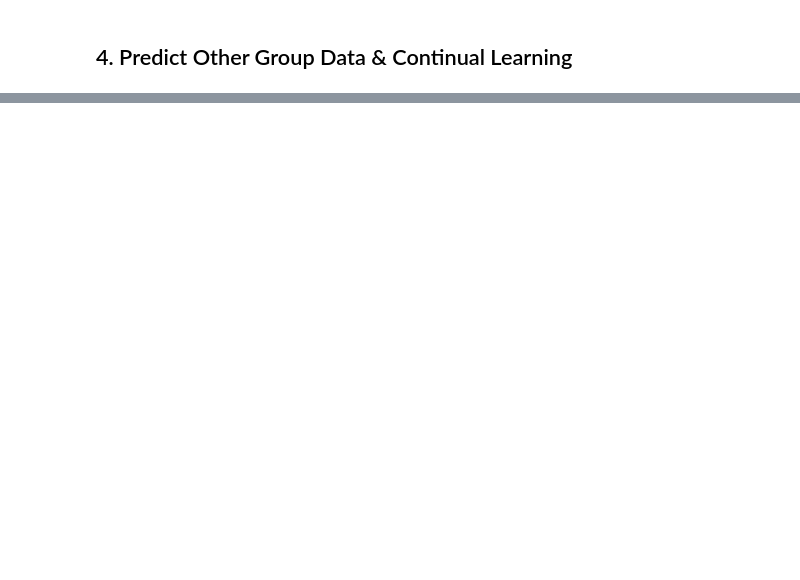
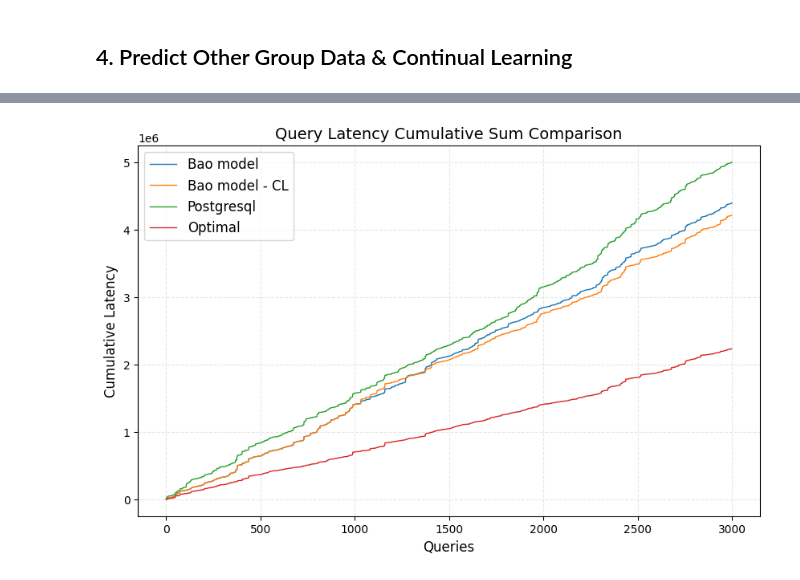
Before and after one commit to hujing2407/AdaLQO, a Jupyter notebook: AdaLQO.ipynb, the cells around one changed output, grey strips where cells are left out. Saved outputs shown, nothing was run; the diff lists cells and outputs as text; code cells hidden in the pictures; blank space fills up the shorter version.

Commit message:
Sep05,2026 CL results - 1

```diff
--- a/AdaLQO.ipynb
+++ b/AdaLQO.ipynb
@@ -252,0 +264,52 @@ Top-1 Accuracy ← 辅助结果
+# %%
+import matplotlib.pyplot as plt
+import numpy as np
+import json
+
+ori_df = pd.read_csv("results/CL_res/ori_res.csv")
+cl_df = pd.read_csv("results/CL_res/cl_res.csv")
+
+# 1. 安全解析函数：如果元素是字符串就转成字典，如果已经是字典就直接用
+def get_val(item, key):
+    if isinstance(item, str):
+        try:
+            item = json.loads(item.replace("'", '"')) # 兼容单引号的 JSON 字符串
+        except Exception:
+            return 0
+    return item.get(key, 0) if isinstance(item, dict) else 0
+
+# 2. 提取数据（限制前 200 个，并安全获取延迟值）
+ori_latencies     = ori_df["bao_latency"].iloc[:3000].fillna(0)
+cl_latencies      = cl_df["bao_latency"].iloc[:3000].fillna(0)
+default_latencies = cl_df["default_latency"].iloc[:3000].fillna(0)
+optimal_latencies = cl_df["optimal_latency"].iloc[:3000].fillna(0)
+# ori_latencies     = [get_val(item, "bao_latency") for item in ori_res_list_1[:3000]]
+# cl_latencies     = [get_val(item, "bao_latency") for item in cl_res_list_1[:3000]]
+# default_latencies = [get_val(item, "default_latency") for item in cl_res_list_1[:3000]]
+# optimal_latencies = [get_val(item, "optimal_latency") for item in cl_res_list_1[:3000]]
+
+# 3. 计算累计值 (使用 numpy 的 cumsum 函数)
+ori_cum_sum = np.cumsum(ori_latencies)
+cl_cum_sum  = np.cumsum(cl_latencies)
+de_cum_sum  = np.cumsum(default_latencies)
+op_cum_sum  = np.cumsum(optimal_latencies)
+# 4. 绘制可视化曲线
+plt.figure(figsize=(10, 6))
+
+# 画出两条累加曲线
+plt.plot(ori_cum_sum, label="Bao model", linewidth=1)
+plt.plot(cl_cum_sum, label="Bao model - CL", linewidth=1)
+plt.plot(de_cum_sum, label="Postgresql", linewidth=1)
+plt.plot(op_cum_sum, label="Optimal", linewidth=1)
+
+# 添加图表信息
+plt.title("Query Latency Cumulative Sum Comparison", fontsize=14)
+plt.xlabel("Queries", fontsize=12)
+plt.ylabel("Cumulative Latency", fontsize=12)
+plt.grid(True, linestyle="--", alpha=0.3)
+plt.legend(fontsize=12)
+
+# 显示图表
+plt.show()
+# %% [output]
+[figure, added]
```
Also changed, not shown: parts of 39 cells of this notebook, 13 other files.
